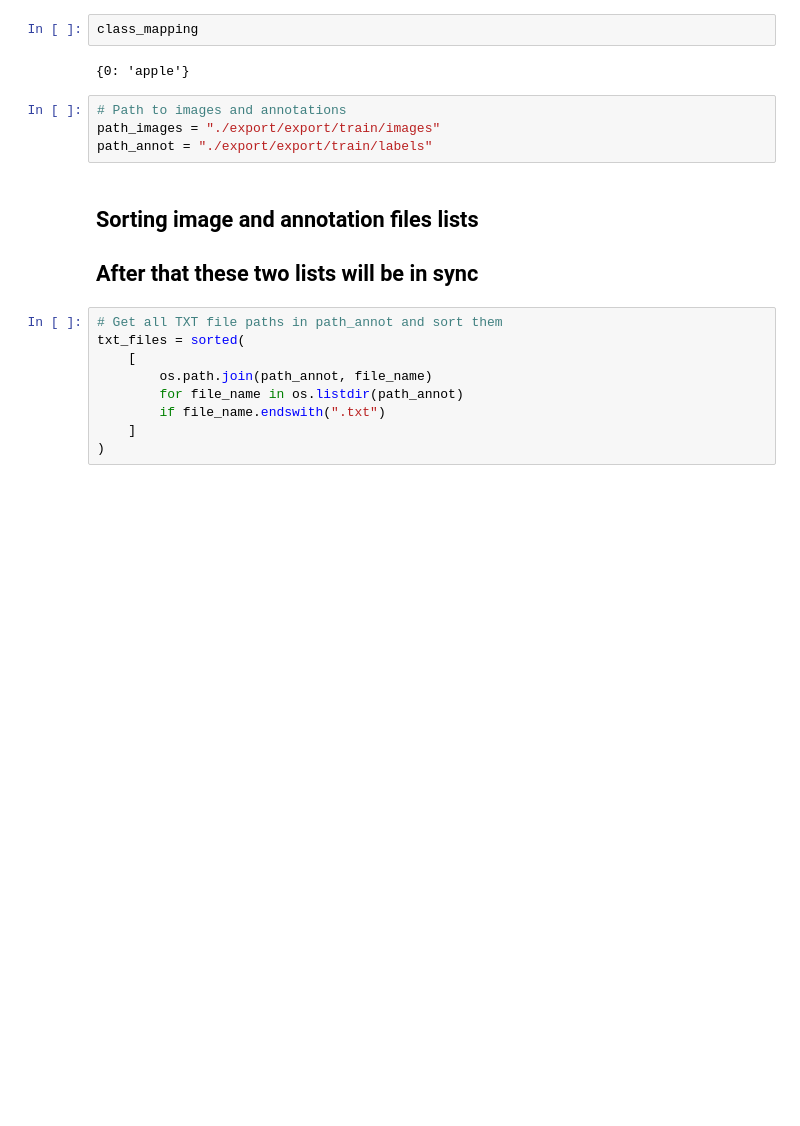
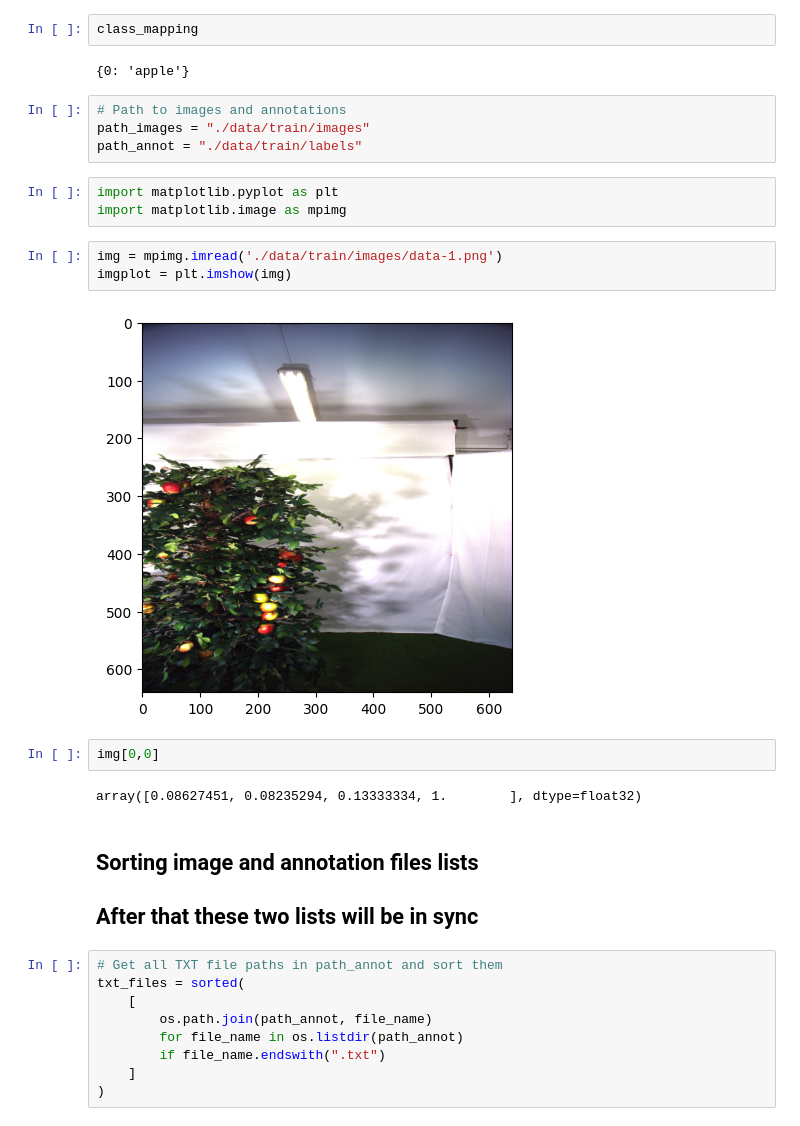
Before and after one commit to iconrnd/nka, a Jupyter notebook: YOLOv8_Training.ipynb, the cells around one changed output. Drawn from its saved outputs; the diff is of its cells as text; blank space fills up the shorter version.

```diff
--- a/YOLOv8_Training.ipynb
+++ b/YOLOv8_Training.ipynb
@@ -35,8 +42,20 @@ class_mapping
 {0: 'apple'}
 # %%
 # Path to images and annotations
-path_images = "./export/export/train/images"
-path_annot = "./export/export/train/labels"
+path_images = "./data/train/images"
+path_annot = "./data/train/labels"
+# %%
+import matplotlib.pyplot as plt
+import matplotlib.image as mpimg
+# %%
+img = mpimg.imread('./data/train/images/data-1.png')
+imgplot = plt.imshow(img)
+# %% [output]
+[figure, added]
+# %%
+img[0,0]
+# %% [output]
+array([0.08627451, 0.08235294, 0.13333334, 1.        ], dtype=float32)
 # %% [markdown]
 ## Sorting image and annotation files lists
 ## After that these two lists will be in sync
```
Also changed, not shown: parts of 43 cells of this notebook, 1 other file.
